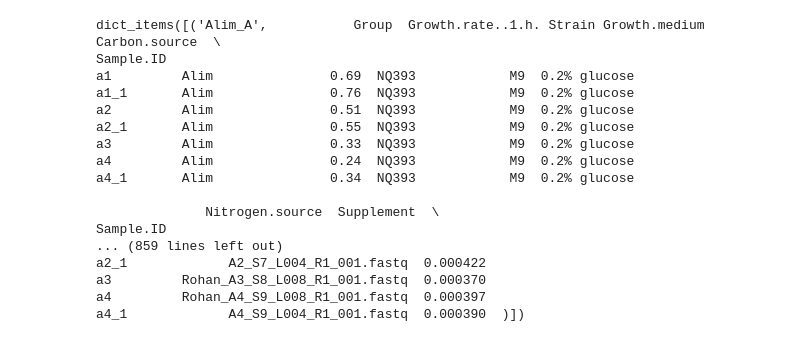
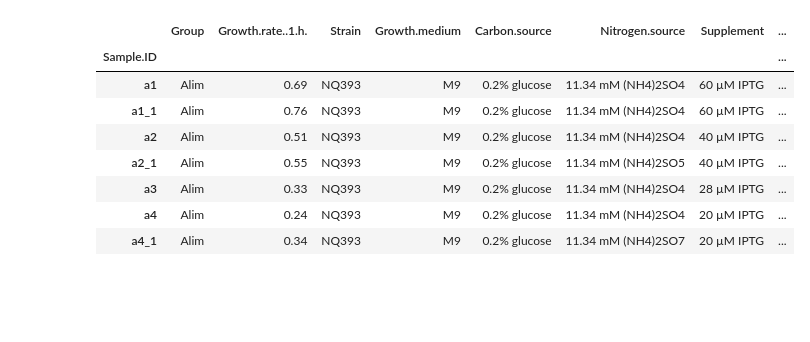
Before and after one commit to yhonyar/ICTP-SMR4056-Q-Physiology, a Jupyter notebook: Code.ipynb, the cells around one changed output. Saved outputs shown, nothing was run; the diff lists cells and outputs as text; code cells hidden in the pictures; blank space fills up the shorter version.

```diff
--- a/Code.ipynb
+++ b/Code.ipynb
@@ -49,22 +49,14 @@ CTcog_func_by_functionality = Tcog_func("Clim", Clim, 7, 17)
 # %%
 RTcog_func_by_functionality = Tcog_func("Rlim", Rlim, 17, 28)
 # %%
-ATcog_func_by_functionality.items()
+ATcog_func_by_functionality['Alim_A']
 # %% [output]
-dict_items([('Alim_A',           Group  Growth.rate..1.h. Strain Growth.medium Carbon.source  \
-Sample.ID
-a1         Alim               0.69  NQ393            M9  0.2% glucose
-a1_1       Alim               0.76  NQ393            M9  0.2% glucose
-a2         Alim               0.51  NQ393            M9  0.2% glucose
-a2_1       Alim               0.55  NQ393            M9  0.2% glucose
-a3         Alim               0.33  NQ393            M9  0.2% glucose
-a4         Alim               0.24  NQ393            M9  0.2% glucose
-a4_1       Alim               0.34  NQ393            M9  0.2% glucose
-
-              Nitrogen.source  Supplement  \
-Sample.ID
-... (859 lines left out)
-a2_1             A2_S7_L004_R1_001.fastq  0.000422
-a3         Rohan_A3_S8_L008_R1_001.fastq  0.000370
-a4         Rohan_A4_S9_L008_R1_001.fastq  0.000397
-a4_1             A4_S9_L004_R1_001.fastq  0.000390  )])
+|  | Group | Growth.rate..1.h. | Strain | Growth.medium | Carbon.source | Nitrogen.source | Supplement | ... |
+| Sample.ID |  |  |  |  |  |  |  | ... |
+| a1 | Alim | 0.69 | NQ393 | M9 | 0.2% glucose | 11.34 mM (NH4)2SO4 | 60 µM IPTG | ... |
+| a1_1 | Alim | 0.76 | NQ393 | M9 | 0.2% glucose | 11.34 mM (NH4)2SO4 | 60 µM IPTG | ... |
+| a2 | Alim | 0.51 | NQ393 | M9 | 0.2% glucose | 11.34 mM (NH4)2SO4 | 40 µM IPTG | ... |
+| a2_1 | Alim | 0.55 | NQ393 | M9 | 0.2% glucose | 11.34 mM (NH4)2SO5 | 40 µM IPTG | ... |
+| a3 | Alim | 0.33 | NQ393 | M9 | 0.2% glucose | 11.34 mM (NH4)2SO4 | 28 µM IPTG | ... |
+| a4 | Alim | 0.24 | NQ393 | M9 | 0.2% glucose | 11.34 mM (NH4)2SO4 | 20 µM IPTG | ... |
+| a4_1 | Alim | 0.34 | NQ393 | M9 | 0.2% glucose | 11.34 mM (NH4)2SO7 | 20 µM IPTG | ... |
```
Also changed, not shown: parts of 4 cells of this notebook.
